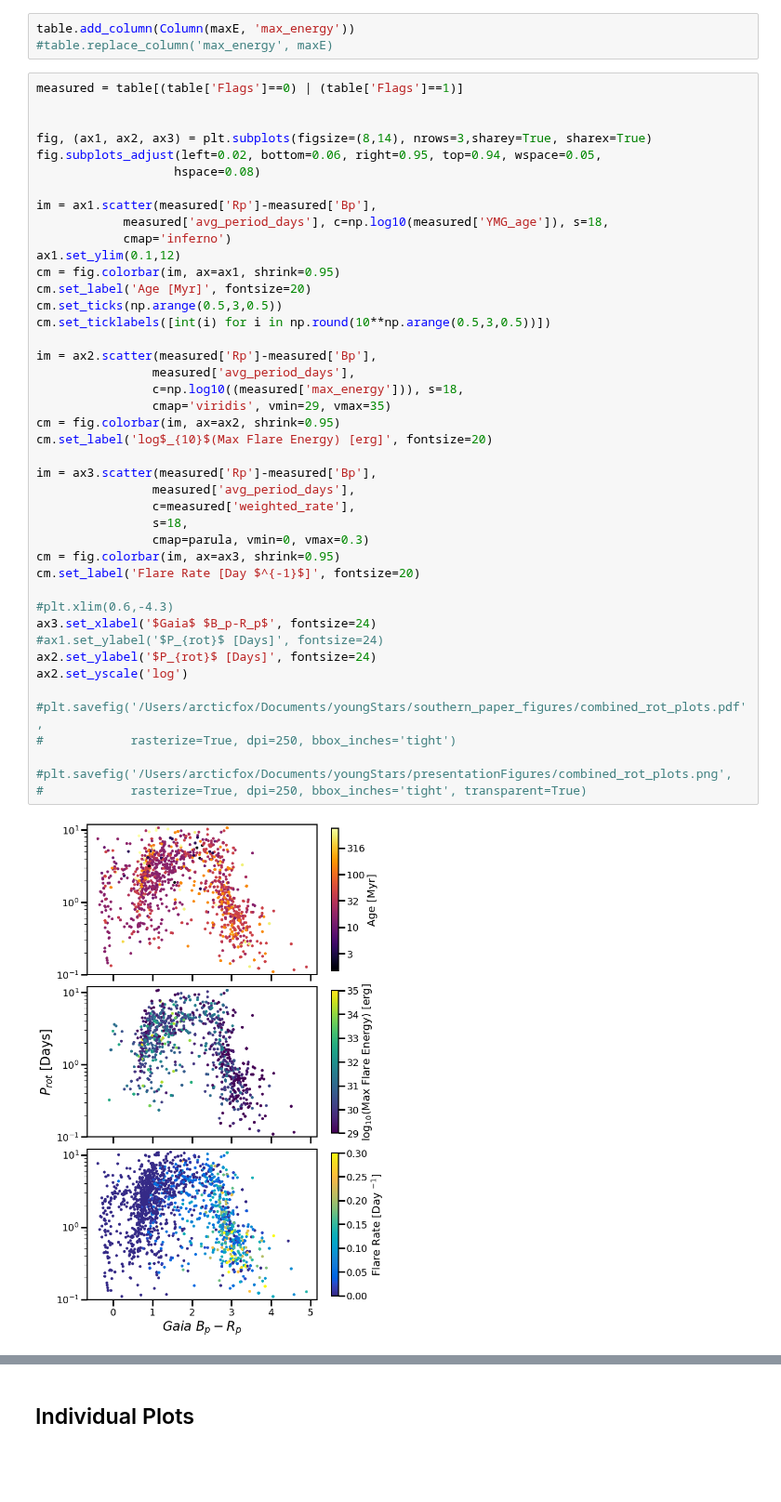
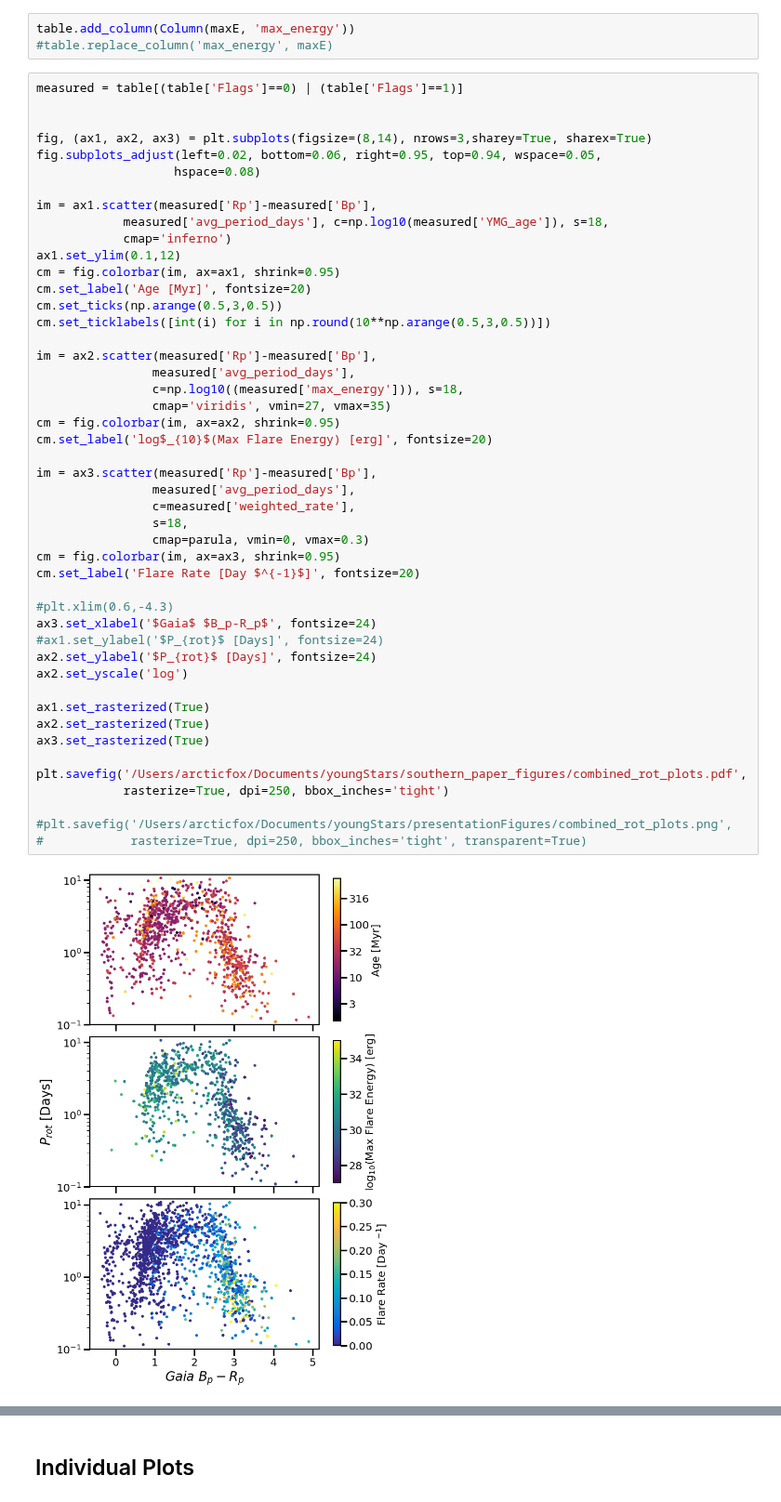
Before and after one commit to afeinstein20/stella, a Jupyter notebook: notebooks/plotting.ipynb, the cells around one changed output, grey strips where cells are left out. Shown at 93% size. Cells and saved outputs as stored; diff of their text form; blank space fills up the shorter version.

```diff
--- a/notebooks/plotting.ipynb
+++ b/notebooks/plotting.ipynb
@@ -526,34 +539,38 @@ im = ax1.scatter(measured['Rp']-measured['Bp'],
 ax1.set_ylim(0.1,12)
 cm = fig.colorbar(im, ax=ax1, shrink=0.95)
 cm.set_label('Age [Myr]', fontsize=20)
 cm.set_ticks(np.arange(0.5,3,0.5))
 cm.set_ticklabels([int(i) for i in np.round(10**np.arange(0.5,3,0.5))])
 
 im = ax2.scatter(measured['Rp']-measured['Bp'],
                 measured['avg_period_days'],
                 c=np.log10((measured['max_energy'])), s=18,
-                cmap='viridis', vmin=29, vmax=35)
+                cmap='viridis', vmin=27, vmax=35)
 cm = fig.colorbar(im, ax=ax2, shrink=0.95)
 cm.set_label('log$_{10}$(Max Flare Energy) [erg]', fontsize=20)
 
 im = ax3.scatter(measured['Rp']-measured['Bp'],
                 measured['avg_period_days'],
                 c=measured['weighted_rate'],
                 s=18,
                 cmap=parula, vmin=0, vmax=0.3)
 cm = fig.colorbar(im, ax=ax3, shrink=0.95)
 cm.set_label('Flare Rate [Day $^{-1}$]', fontsize=20)
 
 #plt.xlim(0.6,-4.3)
 ax3.set_xlabel('$Gaia$ $B_p-R_p$', fontsize=24)
 #ax1.set_ylabel('$P_{rot}$ [Days]', fontsize=24)
 ax2.set_ylabel('$P_{rot}$ [Days]', fontsize=24)
 ax2.set_yscale('log')
 
-#plt.savefig('/Users/arcticfox/Documents/youngStars/southern_paper_figures/combined_rot_plots.pdf',
-#            rasterize=True, dpi=250, bbox_inches='tight')
+ax1.set_rasterized(True)
+ax2.set_rasterized(True)
+ax3.set_rasterized(True)
+
+plt.savefig('/Users/arcticfox/Documents/youngStars/southern_paper_figures/combined_rot_plots.pdf',
+            rasterize=True, dpi=250, bbox_inches='tight')
 
 #plt.savefig('/Users/arcticfox/Documents/youngStars/presentationFigures/combined_rot_plots.png',
 #            rasterize=True, dpi=250, bbox_inches='tight', transparent=True)
 # %% [output]
-[figure, old version]
+[figure, new version]
```
Also changed, not shown: parts of 33 cells of this notebook.
